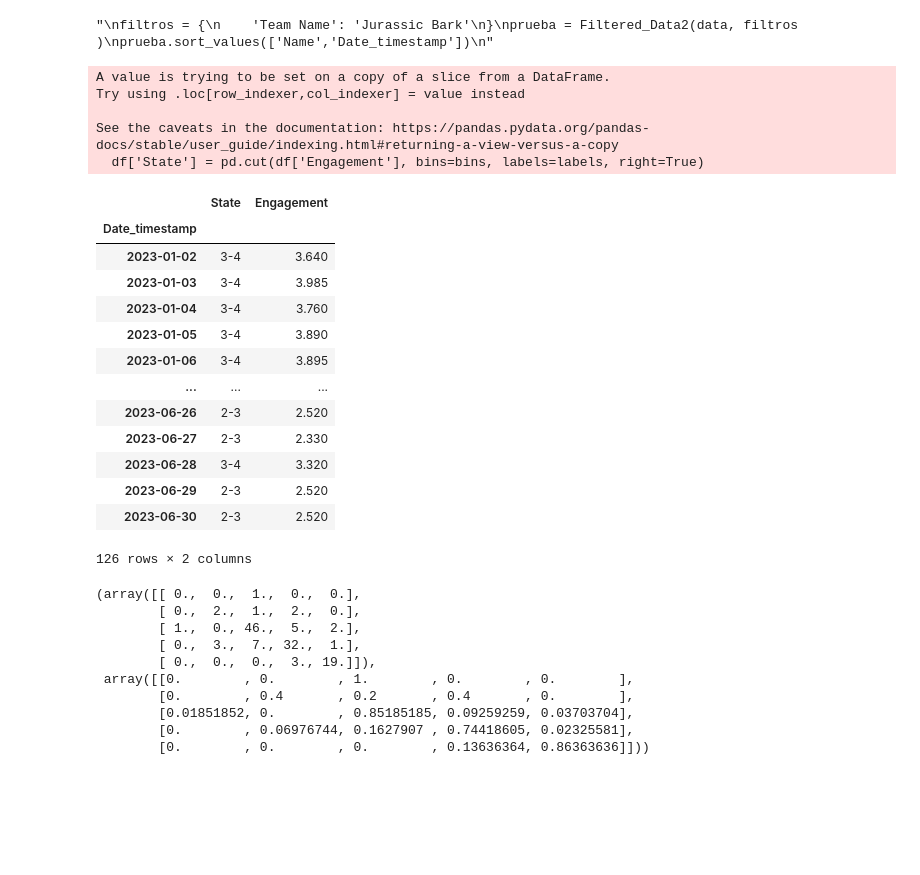
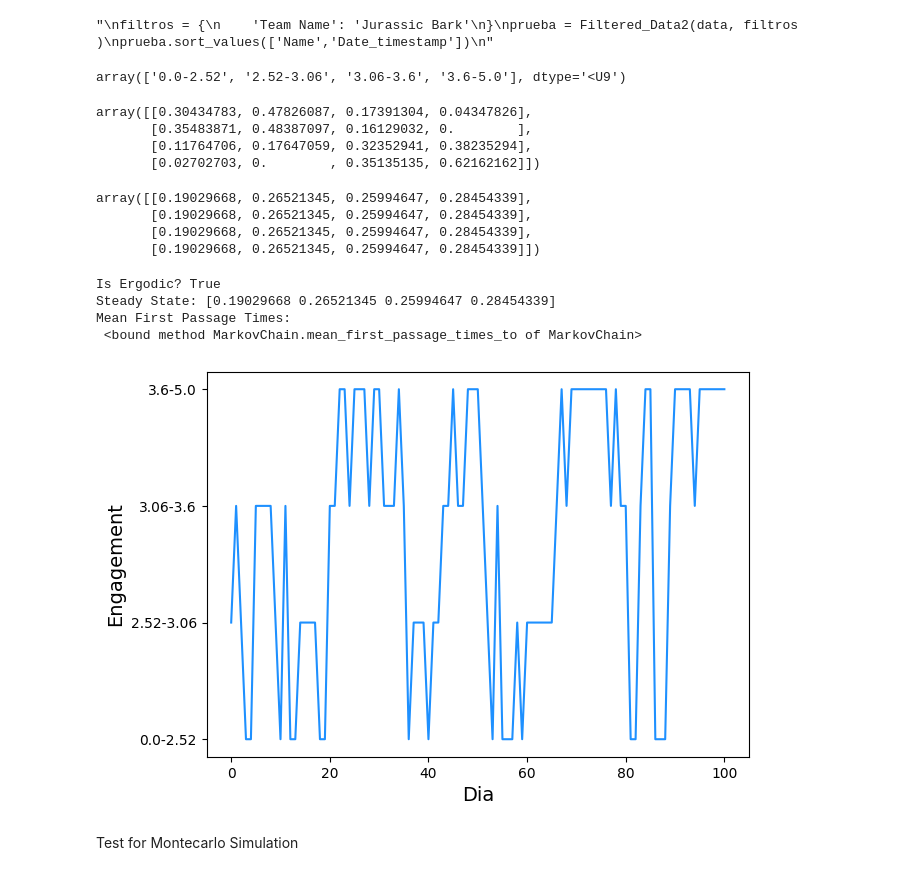
Before and after one commit to Emilio-Mtz-bit/Globant_Reto, a Jupyter notebook: scripts/Final_Model.ipynb, the cells around one changed output. Saved outputs shown, nothing was run; the diff lists cells and outputs as text; code cells hidden in the pictures; blank space fills up the shorter version.

Commit message:
Creation of Montecarlo Function

```diff
--- a/scripts/Final_Model.ipynb
+++ b/scripts/Final_Model.ipynb
@@ -29,6 +31,17 @@ memory usage: 1.5+ MB
 data.drop(columns=['Email'], inplace=True)
 # %%
 data.info()
+
+q1 = np.quantile(data['Engagement'],q=.25)
+q2 = np.quantile(data['Engagement'],q=.50)
+q3 = np.quantile(data['Engagement'],q=.75)
+q4 = np.quantile(data['Engagement'],q=1)
+
+quantiles = [0,q1,q2,q3,q4]
+
+quantiles = np.array(quantiles)
+
+print(quantiles)
 # %% [output]
 <class 'pandas.core.frame.DataFrame'>
 RangeIndex: 10820 entries, 0 to 10819
@@ -78,38 +111,23 @@ prueba.sort_values(['Name','Date_timestamp'])
 # %% [output]
 "\nfiltros = {\n    'Team Name': 'Jurassic Bark'\n}\nprueba = Filtered_Data2(data, filtros )\nprueba.sort_values(['Name','Date_timestamp'])\n"
 # %%
-Discretize(prueba_filtered)
-prueba_filtered[['State','Engagement']]
+data_disecret, labels = Discretize(prueba,quantiles)
+data_disecret[['State','Engagement']]
+labels
 # %% [output]
-A value is trying to be set on a copy of a slice from a DataFrame.
-Try using .loc[row_indexer,col_indexer] = value instead
-
-See the caveats in the documentation: https://pandas.pydata.org/pandas-docs/stable/user_guide/indexing.html#returning-a-view-versus-a-copy
-  df['State'] = pd.cut(df['Engagement'], bins=bins, labels=labels, right=True)
+array(['0.0-2.52', '2.52-3.06', '3.06-3.6', '3.6-5.0'], dtype='<U9')
-|  | State | Engagement |
-| Date_timestamp |  |  |
-| 2023-01-02 | 3-4 | 3.640 |
-| 2023-01-03 | 3-4 | 3.985 |
-| 2023-01-04 | 3-4 | 3.760 |
-| 2023-01-05 | 3-4 | 3.890 |
-| 2023-01-06 | 3-4 | 3.895 |
-| ... | ... | ... |
-| 2023-06-26 | 2-3 | 2.520 |
-| 2023-06-27 | 2-3 | 2.330 |
-| 2023-06-28 | 3-4 | 3.320 |
-| 2023-06-29 | 2-3 | 2.520 |
-| 2023-06-30 | 2-3 | 2.520 |
-126 rows × 2 columns
 # %%
-Probability_Matrix(prueba_filtered)
+sparse_matrix, prob_matrix = Probability_Matrix(data_disecret,labels)
+prob_matrix
 # %% [output]
-(array([[ 0.,  0.,  1.,  0.,  0.],
-        [ 0.,  2.,  1.,  2.,  0.],
-        [ 1.,  0., 46.,  5.,  2.],
-        [ 0.,  3.,  7., 32.,  1.],
-        [ 0.,  0.,  0.,  3., 19.]]),
- array([[0.        , 0.        , 1.        , 0.        , 0.        ],
-        [0.        , 0.4       , 0.2       , 0.4       , 0.        ],
-        [0.01851852, 0.        , 0.85185185, 0.09259259, 0.03703704],
-        [0.        , 0.06976744, 0.1627907 , 0.74418605, 0.02325581],
-        [0.        , 0.        , 0.        , 0.13636364, 0.86363636]]))
+array([[0.30434783, 0.47826087, 0.17391304, 0.04347826],
+       [0.35483871, 0.48387097, 0.16129032, 0.        ],
+       [0.11764706, 0.17647059, 0.32352941, 0.38235294],
+       [0.02702703, 0.        , 0.35135135, 0.62162162]])
+# %%
+Probability_Nsteps(prob_matrix, 1000)
+# %% [output]
+array([[0.19029668, 0.26521345, 0.25994647, 0.28454339],
+       [0.19029668, 0.26521345, 0.25994647, 0.28454339],
+       [0.19029668, 0.26521345, 0.25994647, 0.28454339],
+       [0.19029668, 0.26521345, 0.25994647, 0.28454339]])
@@ -115,0 +138,18 @@ Probability_Matrix(prueba_filtered)
+# %%
+print(f"Is Ergodic? {mc.is_ergodic}")
+print(f"Steady State: {mc.steady_states[0]}")
+print(f"Mean First Passage Times:\n {mc.mean_first_passage_times_to}")
+
+# 4. Predict next steps easily
+next_step_dist = Random_Walk(prob_matrix,1,100)
+# %% [output]
+Is Ergodic? True
+Steady State: [0.19029668 0.26521345 0.25994647 0.28454339]
+Mean First Passage Times:
+ <bound method MarkovChain.mean_first_passage_times_to of MarkovChain>
+# %%
+Plot_Random_Walk(next_step_dist, labels)
+# %% [output]
+[figure, added]
+# %% [markdown]
+Test for Montecarlo Simulation
```
Also changed, not shown: parts of 10 cells of this notebook, 1 other file.
